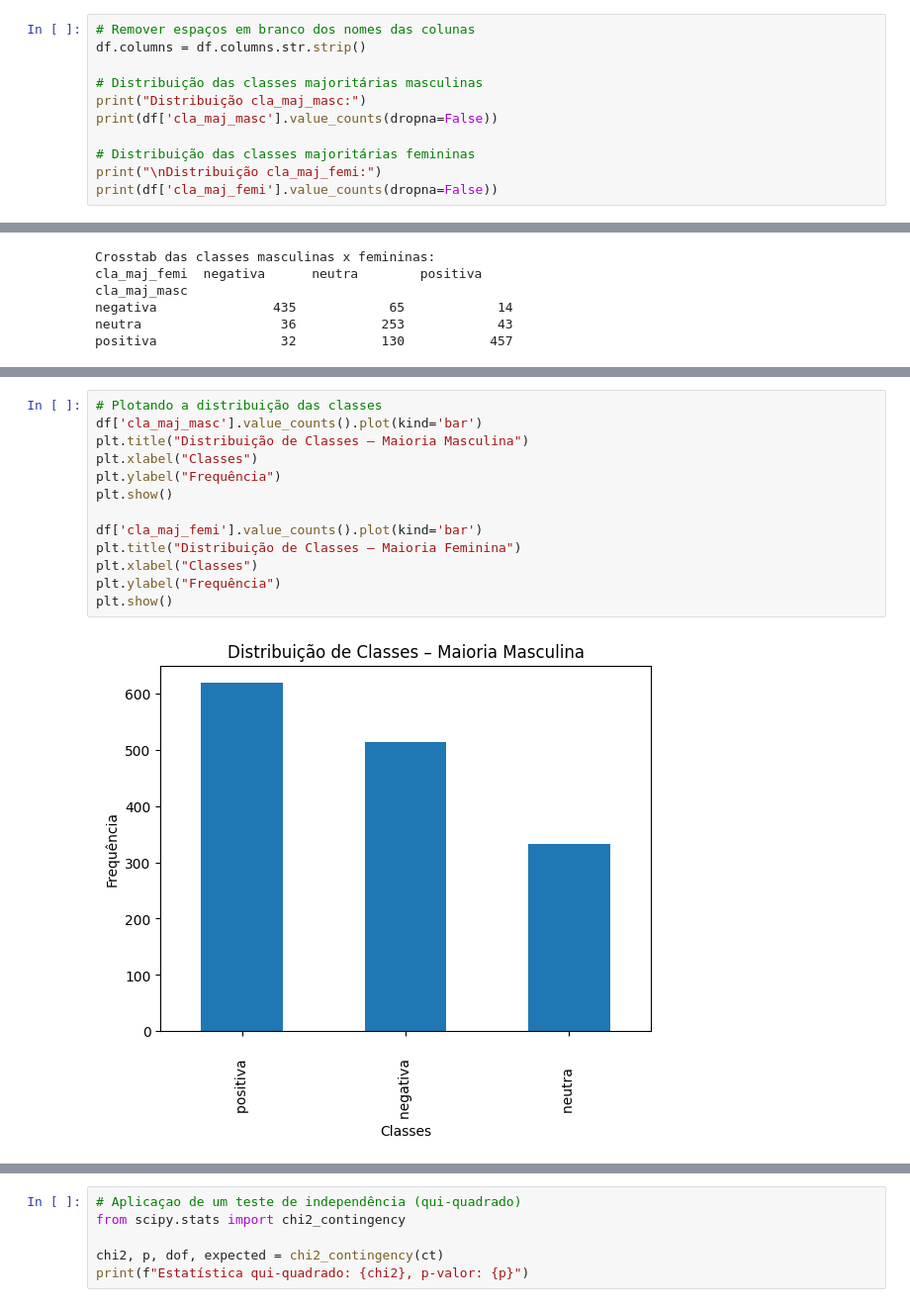
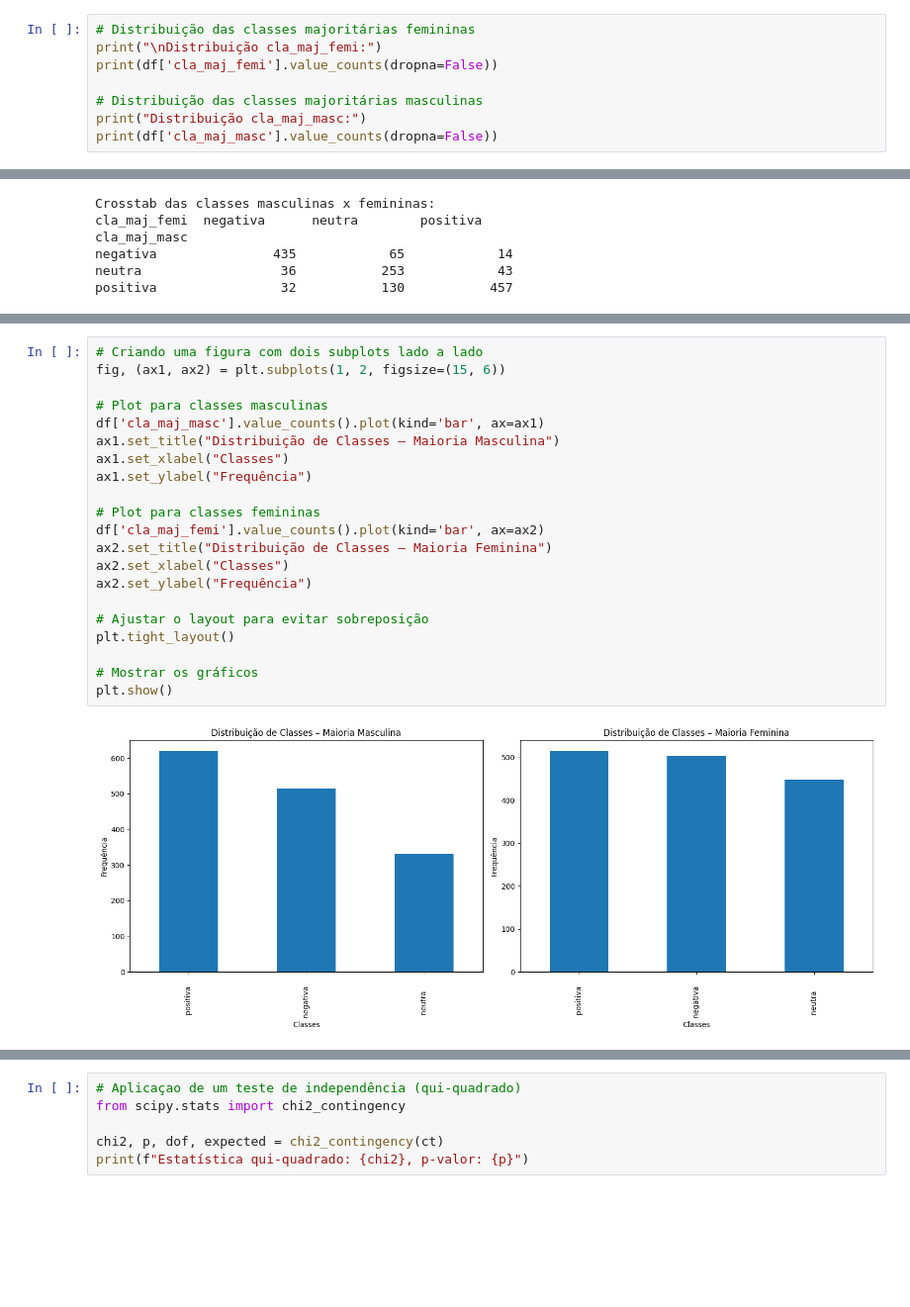
Before and after one commit to alexfeitosa72/vdg, a Jupyter notebook: analise_exploratoria_log.ipynb, the cells around one changed output, grey strips where cells are left out. Shown at 99% size. Cells and saved outputs as stored; diff of their text form; blank space fills up the shorter version.

```diff
--- a/analise_exploratoria_log.ipynb
+++ b/analise_exploratoria_log.ipynb
@@ -47,12 +51,9 @@ Colunas disponíveis:
 # %%
-# Remover espaços em branco dos nomes das colunas
-df.columns = df.columns.str.strip()
+# Distribuição das classes majoritárias femininas
+print("\nDistribuição cla_maj_femi:")
+print(df['cla_maj_femi'].value_counts(dropna=False))
 
 # Distribuição das classes majoritárias masculinas
 print("Distribuição cla_maj_masc:")
 print(df['cla_maj_masc'].value_counts(dropna=False))
-
-# Distribuição das classes majoritárias femininas
-print("\nDistribuição cla_maj_femi:")
-print(df['cla_maj_femi'].value_counts(dropna=False))
 # %% [output]
@@ -87,15 +133,23 @@ positiva                32           130           457
 # %%
-# Plotando a distribuição das classes
-df['cla_maj_masc'].value_counts().plot(kind='bar')
-plt.title("Distribuição de Classes – Maioria Masculina")
-plt.xlabel("Classes")
-plt.ylabel("Frequência")
+# Criando uma figura com dois subplots lado a lado
+fig, (ax1, ax2) = plt.subplots(1, 2, figsize=(15, 6))
+
+# Plot para classes masculinas
+df['cla_maj_masc'].value_counts().plot(kind='bar', ax=ax1)
+ax1.set_title("Distribuição de Classes – Maioria Masculina")
+ax1.set_xlabel("Classes")
+ax1.set_ylabel("Frequência")
+
+# Plot para classes femininas
+df['cla_maj_femi'].value_counts().plot(kind='bar', ax=ax2)
+ax2.set_title("Distribuição de Classes – Maioria Feminina")
+ax2.set_xlabel("Classes")
+ax2.set_ylabel("Frequência")
+
+# Ajustar o layout para evitar sobreposição
+plt.tight_layout()
+
+# Mostrar os gráficos
 plt.show()
-
-df['cla_maj_femi'].value_counts().plot(kind='bar')
-plt.title("Distribuição de Classes – Maioria Feminina")
-plt.xlabel("Classes")
-plt.ylabel("Frequência")
-plt.show()
 # %% [output]
-[figure, old version]
+[figure, new version]
```
Also changed, not shown: parts of 6 cells of this notebook.
